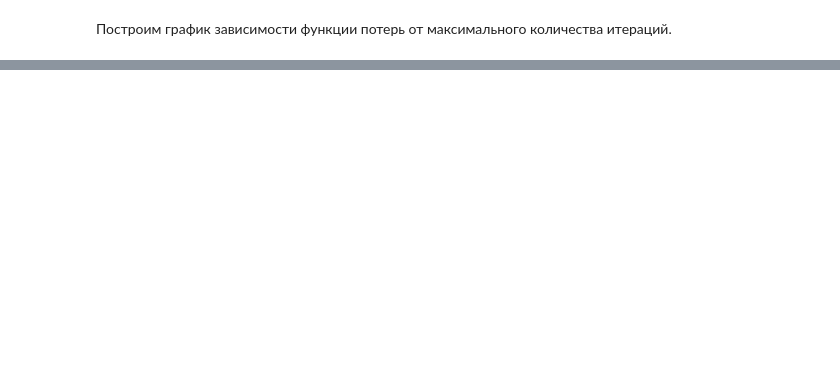
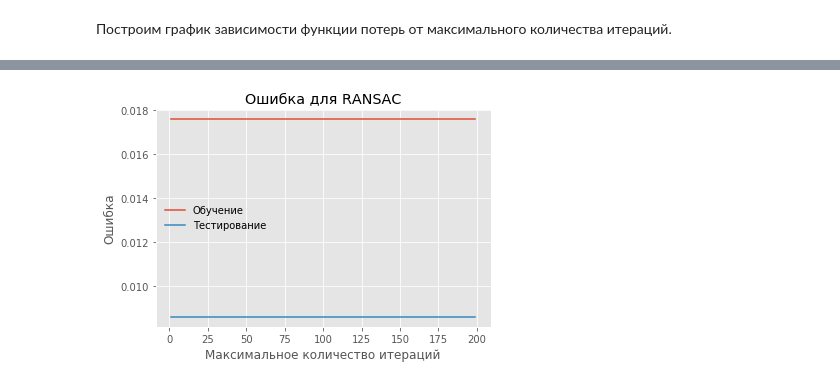
Before and after one commit to BakasaRus/IntelligentSystems, a Jupyter notebook: Labs/Linear.ipynb, the cells around one changed output, grey strips where cells are left out. Saved outputs shown, nothing was run; the diff lists cells and outputs as text; code cells hidden in the pictures; blank space fills up the shorter version.

```diff
--- a/Labs/Linear.ipynb
+++ b/Labs/Linear.ipynb
@@ -179,9 +185,10 @@ print(f'SMAPE на тестовых данных:      {min(genetic_smape_test):
 # %%
-
-plt.title("SMAPE для генетического алгоритма")
-plt.xlabel("Количество поколений")
-plt.ylabel("SMAPE")
-plt.plot(n_gen_range, genetic_smape_train, label='Обучение')
-plt.plot(n_gen_range, genetic_smape_test, label='Тестирование')
-plt.legend(loc='upper center', frameon=False)
+plt.title("Ошибка для RANSAC")
+plt.xlabel("Максимальное количество итераций")
+plt.ylabel("Ошибка")
+plt.plot(max_iter_range, ransac_loss_train, label='Обучение')
+plt.plot(max_iter_range, ransac_loss_test, label='Тестирование')
+plt.legend(loc='center left', frameon=False)
 plt.show()
+# %% [output]
+[figure, added]
```
Also changed, not shown: parts of 16 cells of this notebook.
